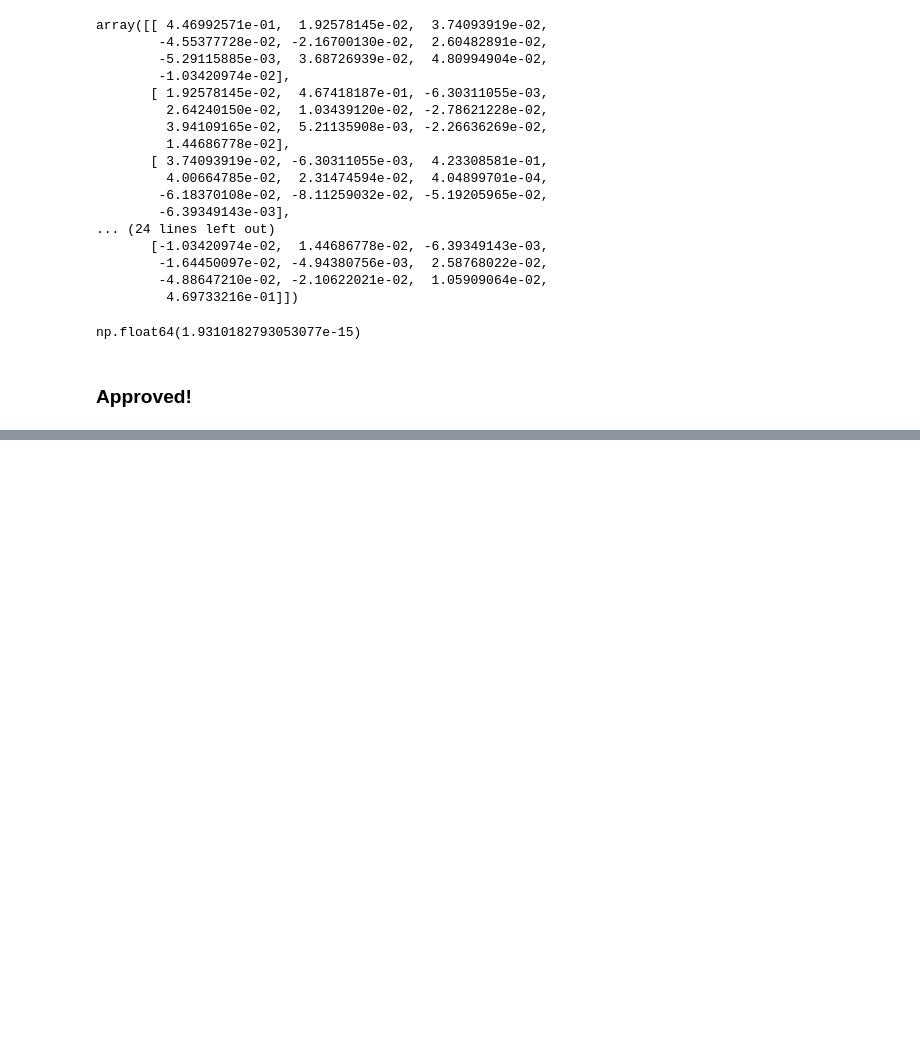
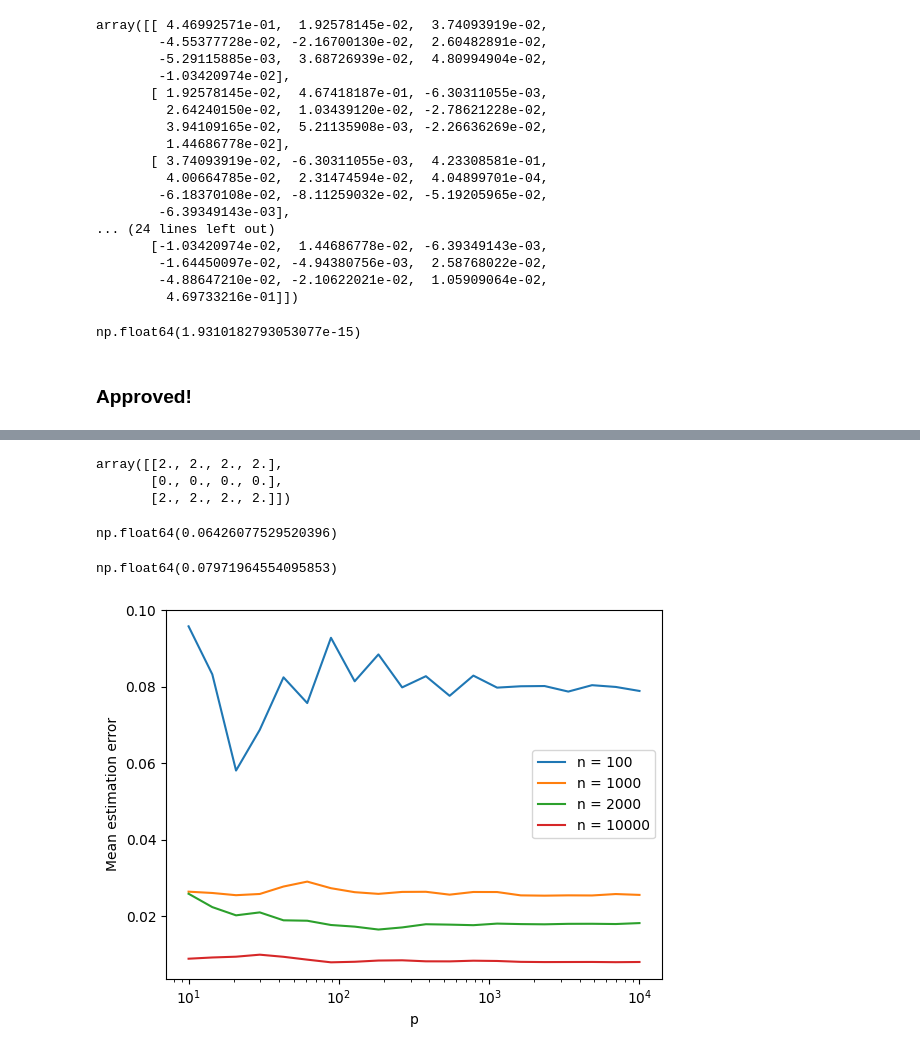
Before and after one commit to elfirdoussilab1/Synthetic-data, a Jupyter notebook: test_utils.ipynb, the cells around one changed output, grey strips where cells are left out. Drawn from its saved outputs; the diff is of its cells as text; code cells hidden in the pictures; blank space fills up the shorter version.

```diff
--- a/test_utils.ipynb
+++ b/test_utils.ipynb
@@ -356,0 +386,67 @@ np.float64(1.9310182793053077e-15)
+# %%
+import numpy as np
+vmu = np.array([2, 0, 2])
+
+A = np.ones((4, 3))
+(vmu * A).T
+# %% [output]
+array([[2., 2., 2., 2.],
+       [0., 0., 0., 0.],
+       [2., 2., 2., 2.]])
+# %%
+from utils import *
+import numpy as np
+# Model Parameters
+n = 100
+m = 3000
+mu = 1
+
+# Pruning and labelling parameters
+epsilon = 0.1
+rho = 0.1
+phi = 0.8
+# %%
+# Real Dataset
+p = 10
+vmu = np.random.randn(p)
+vmu = vmu / np.linalg.norm(vmu) * mu
+X_r, y_r = gaussian_mixture(n, vmu, None, real = True)
+
+vmu_hat =  np.sum(y_r * X_r, axis = 1) / n
+np.sum(abs(vmu_hat - vmu))/p
+#abs(vmu_hat[0] - vmu[0])
+# %% [output]
+np.float64(0.06426077529520396)
+# %%
+p = 10000
+vmu = np.random.randn(p)
+vmu = vmu / np.linalg.norm(vmu) * mu
+X_r, y_r = gaussian_mixture(n, vmu, None, real = True)
+
+vmu_hat = np.sum(y_r * X_r, axis = 1) / n
+np.sum(abs(vmu_hat - vmu)) / p
+#abs(vmu_hat[0] - vmu[0])
+# %% [output]
+np.float64(0.07971964554095853)
+# %%
+import matplotlib.pyplot as plt
+ns = [100, 1000, 2000, 10000]
+ps = np.logspace(1, 4, 20)
+for n in ns:
+    res = []
+    for p in ps:
+        fix_seed(123)
+        p = int(p)
+        vmu = np.random.randn(p)
+        vmu = vmu / np.linalg.norm(vmu) * mu
+        X_r, y_r = gaussian_mixture(n, vmu, None, real = True)
+
+        vmu_hat = np.sum(y_r * X_r, axis = 1) / n
+        res.append(np.sum(abs(vmu_hat - vmu)) / p)
+    plt.semilogx(ps, res, label = f'n = {n}')
+plt.legend()
+plt.xlabel('p')
+plt.ylabel('Mean estimation error')
+plt.show()
+# %% [output]
+[figure, added]
```
Also changed, not shown: parts of 1 cell of this notebook, 21 other files.
